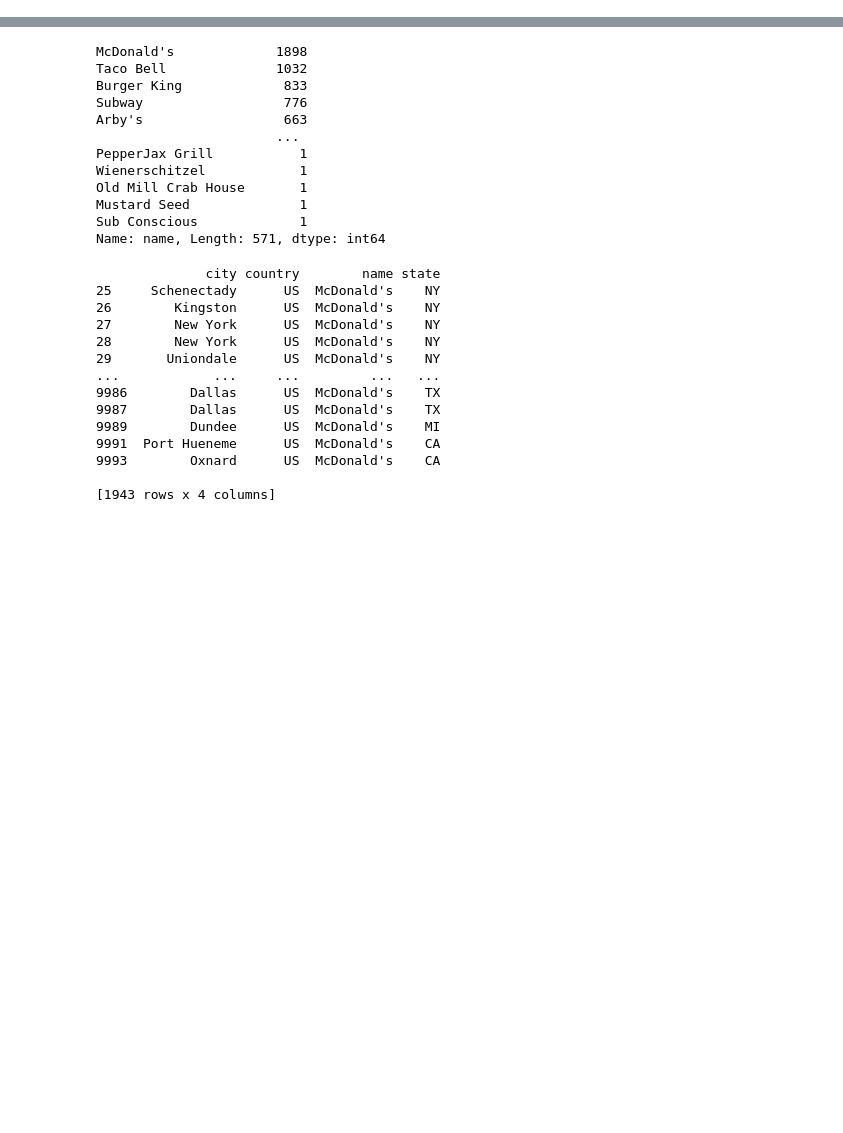
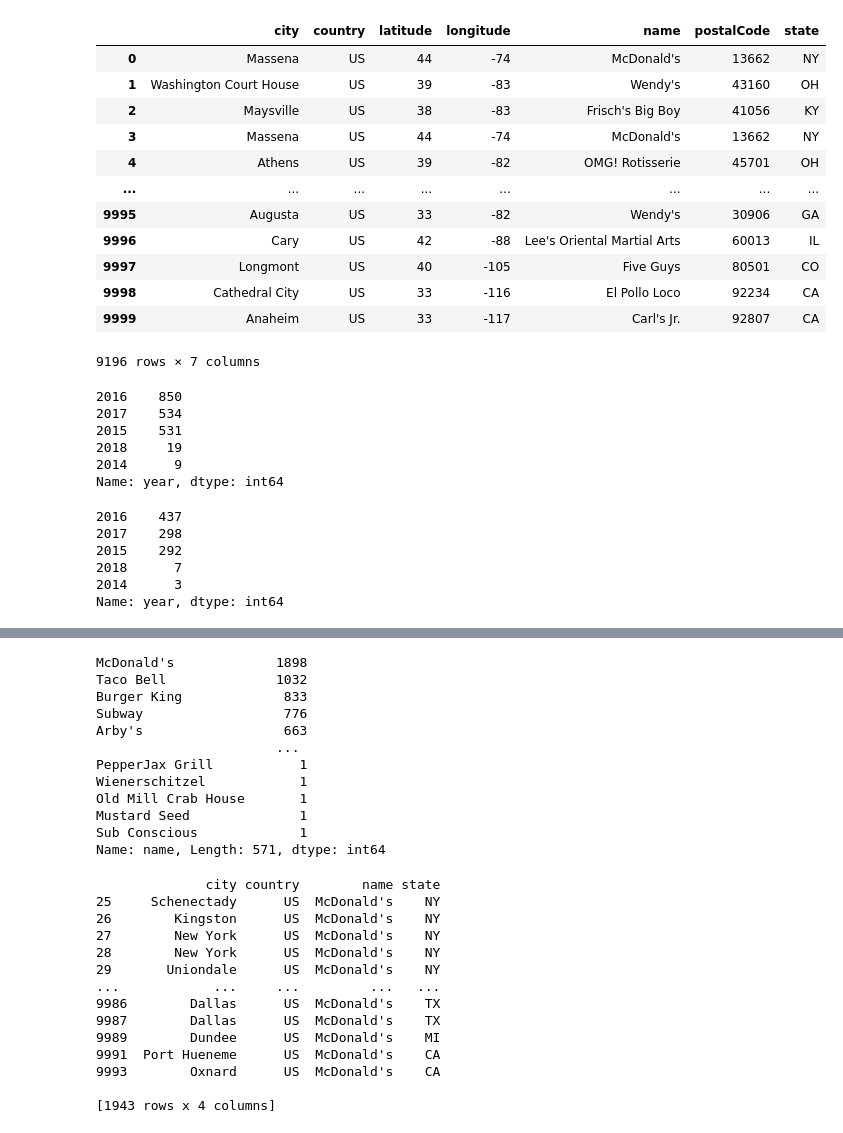
Before and after one commit to data301-2020-winter1/course-project-solo_200, a Jupyter notebook: analysis/task_4_EDA.ipynb, the cells around one changed output, grey strips where cells are left out. Drawn from its saved outputs; the diff is of its cells as text; code cells hidden in the pictures; blank space fills up the shorter version.

```diff
--- a/analysis/task_4_EDA.ipynb
+++ b/analysis/task_4_EDA.ipynb
@@ -42,0 +46,4 @@ df
+# %%
+#longitude to integer
+df['longitude'] = df['longitude'].astype(int)
+df.head()
@@ -42,0 +57,51 @@ df
+# %%
+# find and remove outliers in latitude column
+q_low = df['latitude'].quantile(0.01)
+q_hi  = df['latitude'].quantile(0.99)
+
+df_filtered = df[(df['latitude'] < q_hi) & (df['latitude'] > q_low)]
+df_filtered
+# %% [output]
+|  | city | country | latitude | longitude | name | postalCode | state |
+| 0 | Massena | US | 44 | -74 | McDonald's | 13662 | NY |
+| 1 | Washington Court House | US | 39 | -83 | Wendy's | 43160 | OH |
+| 2 | Maysville | US | 38 | -83 | Frisch's Big Boy | 41056 | KY |
+| 3 | Massena | US | 44 | -74 | McDonald's | 13662 | NY |
+| 4 | Athens | US | 39 | -82 | OMG! Rotisserie | 45701 | OH |
+| ... | ... | ... | ... | ... | ... | ... | ... |
+| 9995 | Augusta | US | 33 | -82 | Wendy's | 30906 | GA |
+| 9996 | Cary | US | 42 | -88 | Lee's Oriental Martial Arts | 60013 | IL |
+| 9997 | Longmont | US | 40 | -105 | Five Guys | 80501 | CO |
+| 9998 | Cathedral City | US | 33 | -116 | El Pollo Loco | 92234 | CA |
+| 9999 | Anaheim | US | 33 | -117 | Carl's Jr. | 92807 | CA |
+9196 rows × 7 columns
+# %%
+# what year did McDonalds chain grow the most?
+dfx = (df
+       .loc[lambda df: df['name']
+            .str.contains('McDonald')]
+       ['year'].value_counts()
+      )
+dfx
+# %% [output]
+2016    850
+2017    534
+2015    531
+2018     19
+2014      9
+Name: year, dtype: int64
+# %%
+# what year did the Taco Bell chani grow the most?
+dfx = (df
+       .loc[lambda df: df['name']
+            .str.contains('Taco Bell')]
+       ['year'].value_counts()
+      )
+dfx
+# %% [output]
+2016    437
+2017    298
+2015    292
+2018      7
+2014      3
+Name: year, dtype: int64
```
Also changed, not shown: parts of 5 cells of this notebook, 2 other files.
